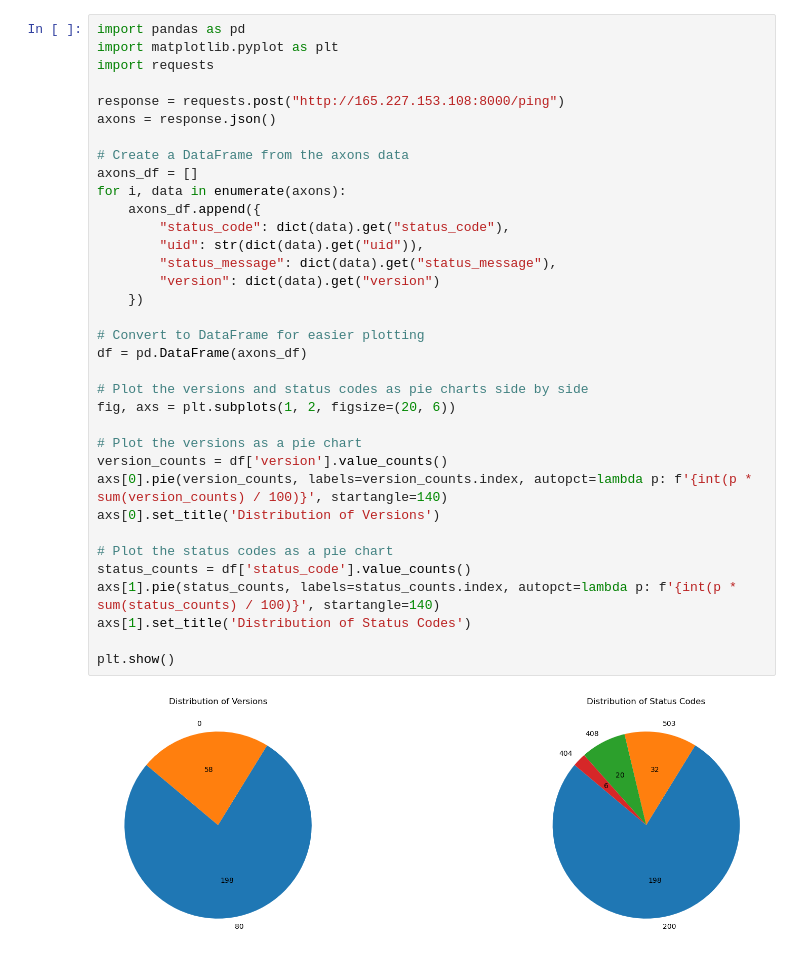
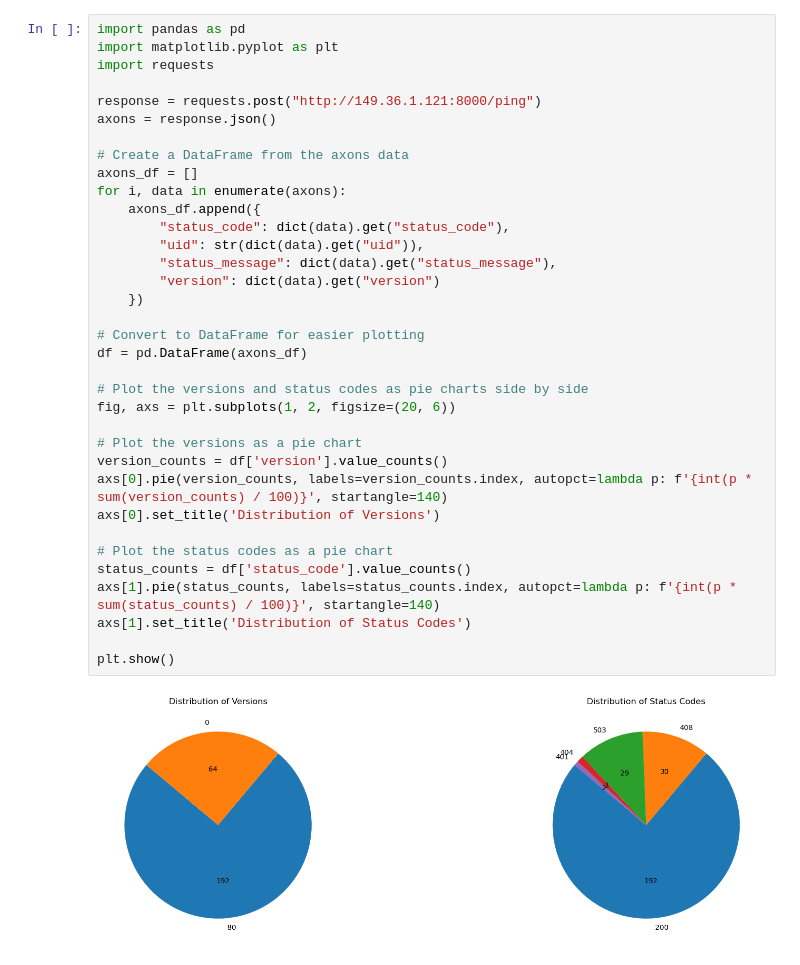
Before and after one commit to masa-finance/masa-bittensor, a Jupyter notebook: notebooks/mainnet/axons.ipynb, the cells around one changed output. Cells and saved outputs as stored; diff of their text form.

```diff
--- a/notebooks/mainnet/axons.ipynb
+++ b/notebooks/mainnet/axons.ipynb
@@ -3,38 +3,38 @@ import pandas as pd
 import matplotlib.pyplot as plt
 import requests
 
-response = requests.post("http://165.227.153.108:8000/ping")
+response = requests.post("http://149.36.1.121:8000/ping")
 axons = response.json()
 
 # Create a DataFrame from the axons data
 axons_df = []
 for i, data in enumerate(axons):
     axons_df.append({
         "status_code": dict(data).get("status_code"),
         "uid": str(dict(data).get("uid")),
         "status_message": dict(data).get("status_message"),
         "version": dict(data).get("version")
     })
 
 # Convert to DataFrame for easier plotting
 df = pd.DataFrame(axons_df)
 
 # Plot the versions and status codes as pie charts side by side
 fig, axs = plt.subplots(1, 2, figsize=(20, 6))
 
 # Plot the versions as a pie chart
 version_counts = df['version'].value_counts()
 axs[0].pie(version_counts, labels=version_counts.index, autopct=lambda p: f'{int(p * sum(version_counts) / 100)}', startangle=140)
 axs[0].set_title('Distribution of Versions')
 
 # Plot the status codes as a pie chart
 status_counts = df['status_code'].value_counts()
 axs[1].pie(status_counts, labels=status_counts.index, autopct=lambda p: f'{int(p * sum(status_counts) / 100)}', startangle=140)
 axs[1].set_title('Distribution of Status Codes')
 
 plt.show()
 # %% [output]
-[figure, old version]
+[figure, new version]
 # %% [markdown]
 <a style='text-decoration:none;line-height:16px;display:flex;color:#5B5B62;padding:10px;justify-content:end;' href='https://deepnote.com?utm_source=created-in-deepnote-cell&projectId=f017507a-86ad-40cb-8efa-5587c78ee158' target="_blank">
 <img alt='Created in deepnote.com' style='display:inline;max-height:16px;margin:0px;margin-right:7.5px;' src='embedded-picture-1' > </img>
```
Also changed, not shown: 2 other files.
